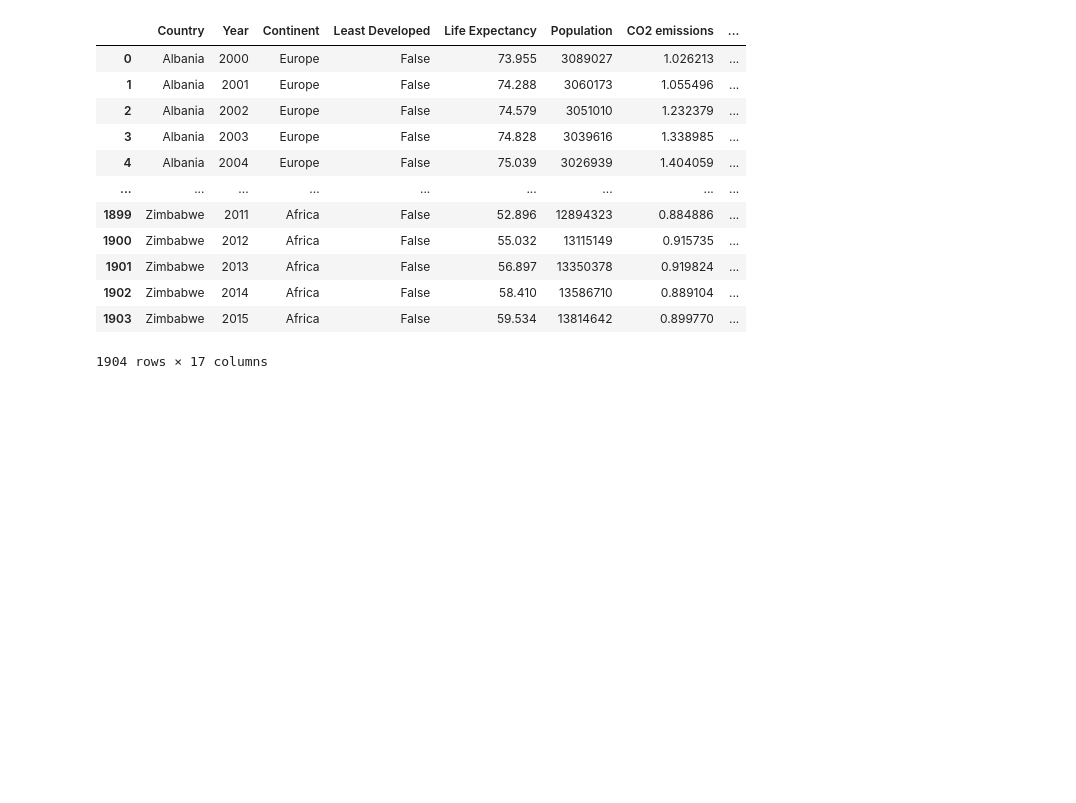
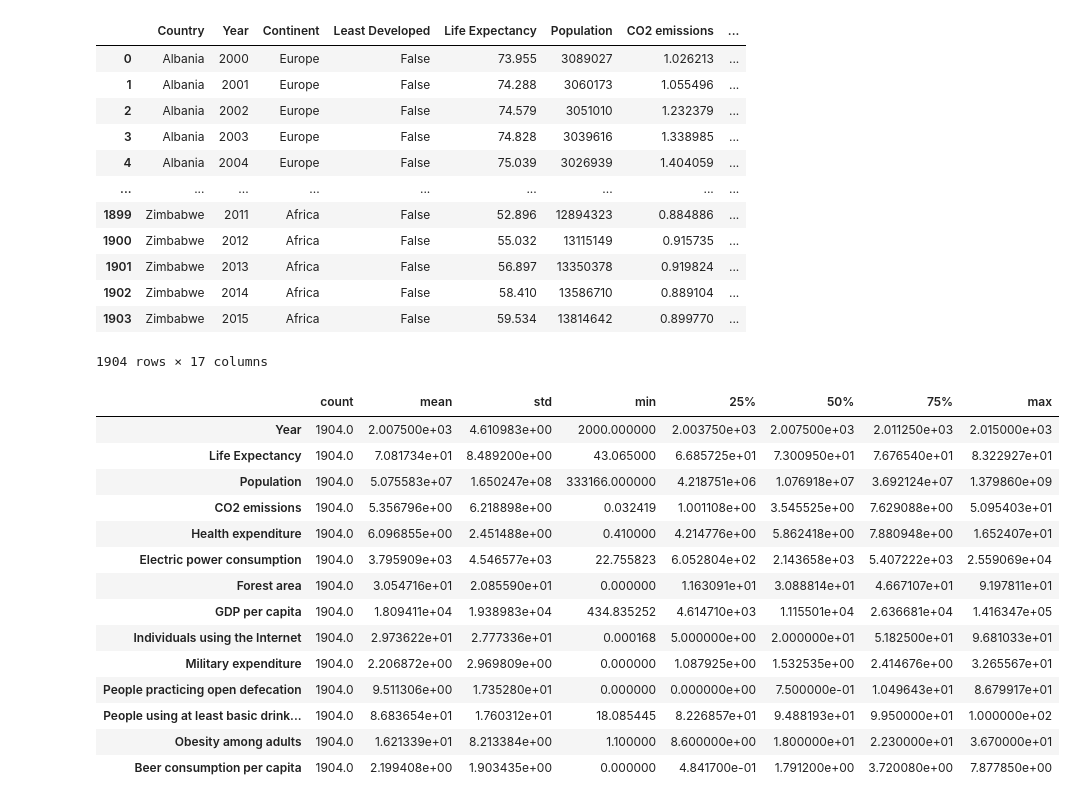
Before and after one commit to ubco-W2022T2-data301/project-group-group28, a Jupyter notebook: analysis/analysis3.ipynb, the cells around one changed output. Saved outputs shown, nothing was run; the diff lists cells and outputs as text; code cells hidden in the pictures; blank space fills up the shorter version.

```diff
--- a/analysis/analysis3.ipynb
+++ b/analysis/analysis3.ipynb
@@ -22,3 +24,21 @@ df
 | 1902 | Zimbabwe | 2014 | Africa | False | 58.410 | 13586710 | 0.889104 | ... |
 | 1903 | Zimbabwe | 2015 | Africa | False | 59.534 | 13814642 | 0.899770 | ... |
 1904 rows × 17 columns
+# %%
+df.describe().T
+# %% [output]
+|  | count | mean | std | min | 25% | 50% | 75% | max |
+| Year | 1904.0 | 2.007500e+03 | 4.610983e+00 | 2000.000000 | 2.003750e+03 | 2.007500e+03 | 2.011250e+03 | 2.015000e+03 |
+| Life Expectancy | 1904.0 | 7.081734e+01 | 8.489200e+00 | 43.065000 | 6.685725e+01 | 7.300950e+01 | 7.676540e+01 | 8.322927e+01 |
+| Population | 1904.0 | 5.075583e+07 | 1.650247e+08 | 333166.000000 | 4.218751e+06 | 1.076918e+07 | 3.692124e+07 | 1.379860e+09 |
+| CO2 emissions | 1904.0 | 5.356796e+00 | 6.218898e+00 | 0.032419 | 1.001108e+00 | 3.545525e+00 | 7.629088e+00 | 5.095403e+01 |
+| Health expenditure | 1904.0 | 6.096855e+00 | 2.451488e+00 | 0.410000 | 4.214776e+00 | 5.862418e+00 | 7.880948e+00 | 1.652407e+01 |
+| Electric power consumption | 1904.0 | 3.795909e+03 | 4.546577e+03 | 22.755823 | 6.052804e+02 | 2.143658e+03 | 5.407222e+03 | 2.559069e+04 |
+| Forest area | 1904.0 | 3.054716e+01 | 2.085590e+01 | 0.000000 | 1.163091e+01 | 3.088814e+01 | 4.667107e+01 | 9.197811e+01 |
+| GDP per capita | 1904.0 | 1.809411e+04 | 1.938983e+04 | 434.835252 | 4.614710e+03 | 1.115501e+04 | 2.636681e+04 | 1.416347e+05 |
+| Individuals using the Internet | 1904.0 | 2.973622e+01 | 2.777336e+01 | 0.000168 | 5.000000e+00 | 2.000000e+01 | 5.182500e+01 | 9.681033e+01 |
+| Military expenditure | 1904.0 | 2.206872e+00 | 2.969809e+00 | 0.000000 | 1.087925e+00 | 1.532535e+00 | 2.414676e+00 | 3.265567e+01 |
+| People practicing open defecation | 1904.0 | 9.511306e+00 | 1.735280e+01 | 0.000000 | 0.000000e+00 | 7.500000e-01 | 1.049643e+01 | 8.679917e+01 |
+| People using at least basic drink... | 1904.0 | 8.683654e+01 | 1.760312e+01 | 18.085445 | 8.226857e+01 | 9.488193e+01 | 9.950000e+01 | 1.000000e+02 |
+| Obesity among adults | 1904.0 | 1.621339e+01 | 8.213384e+00 | 1.100000 | 8.600000e+00 | 1.800000e+01 | 2.230000e+01 | 3.670000e+01 |
+| Beer consumption per capita | 1904.0 | 2.199408e+00 | 1.903435e+00 | 0.000000 | 4.841700e-01 | 1.791200e+00 | 3.720080e+00 | 7.877850e+00 |
```
Also changed, not shown: parts of 11 cells of this notebook.
